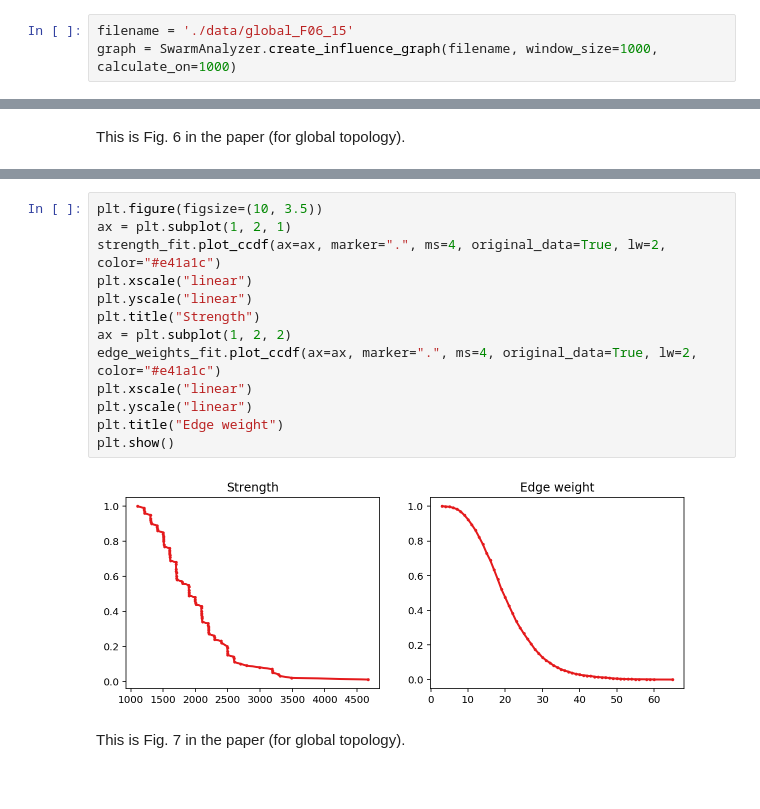
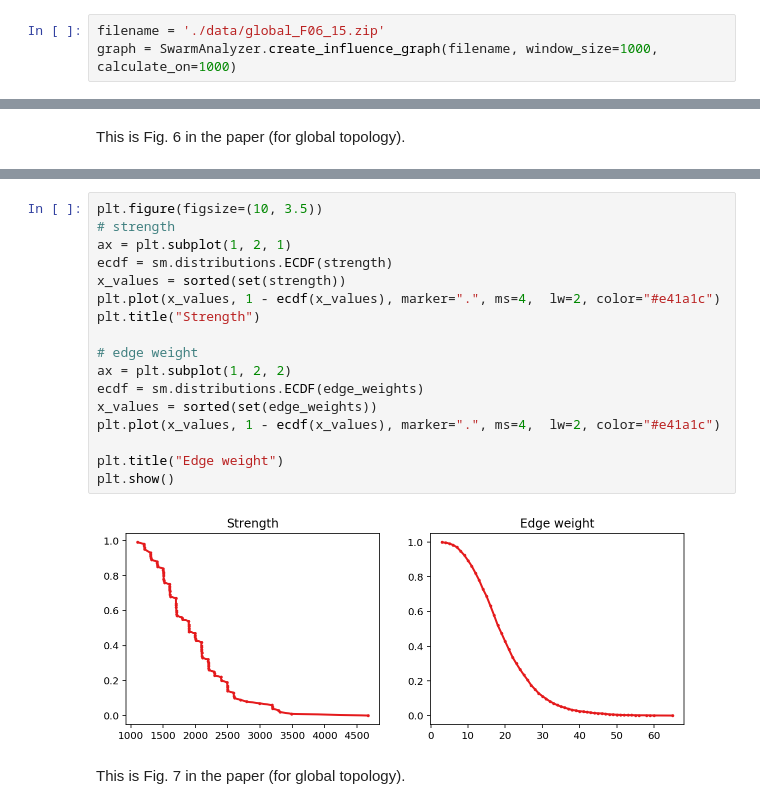
Before and after one commit to macoj/swarm_interaction_network, a Jupyter notebook: tutorials/Tutorial_1.ipynb, the cells around one changed output, grey strips where cells are left out. Drawn from its saved outputs; the diff is of its cells as text.

```diff
--- a/tutorials/Tutorial_1.ipynb
+++ b/tutorials/Tutorial_1.ipynb
@@ -30,7 +30,7 @@ from swarm_analyzer import SwarmAnalyzer
 # %% [markdown]
 For that, we create the influence graph of the swarm at the iteration 1000 using a time window of size 1000:
 # %%
-filename = './data/global_F06_15'
+filename = './data/global_F06_15.zip'
 graph = SwarmAnalyzer.create_influence_graph(filename, window_size=1000, calculate_on=1000)
 # %% [markdown]
 Nice, now we have a graph. Let's check the distribution of edges weight and graph strength.
@@ -94,18 +55,22 @@ strength
 # %%
 plt.figure(figsize=(10, 3.5))
+# strength
 ax = plt.subplot(1, 2, 1)
-strength_fit.plot_ccdf(ax=ax, marker=".", ms=4, original_data=True, lw=2, color="#e41a1c")
-plt.xscale("linear")
-plt.yscale("linear")
+ecdf = sm.distributions.ECDF(strength)
+x_values = sorted(set(strength))
+plt.plot(x_values, 1 - ecdf(x_values), marker=".", ms=4,  lw=2, color="#e41a1c")
 plt.title("Strength")
+
+# edge weight
 ax = plt.subplot(1, 2, 2)
-edge_weights_fit.plot_ccdf(ax=ax, marker=".", ms=4, original_data=True, lw=2, color="#e41a1c")
-plt.xscale("linear")
-plt.yscale("linear")
+ecdf = sm.distributions.ECDF(edge_weights)
+x_values = sorted(set(edge_weights))
+plt.plot(x_values, 1 - ecdf(x_values), marker=".", ms=4,  lw=2, color="#e41a1c")
+
 plt.title("Edge weight")
 plt.show()
 # %% [output]
-[figure, old version]
+[figure, new version]
 # %% [markdown]
 This is Fig. 7 in the paper (for global topology).
 # %% [markdown]
```
Also changed, not shown: parts of 7 cells of this notebook.
